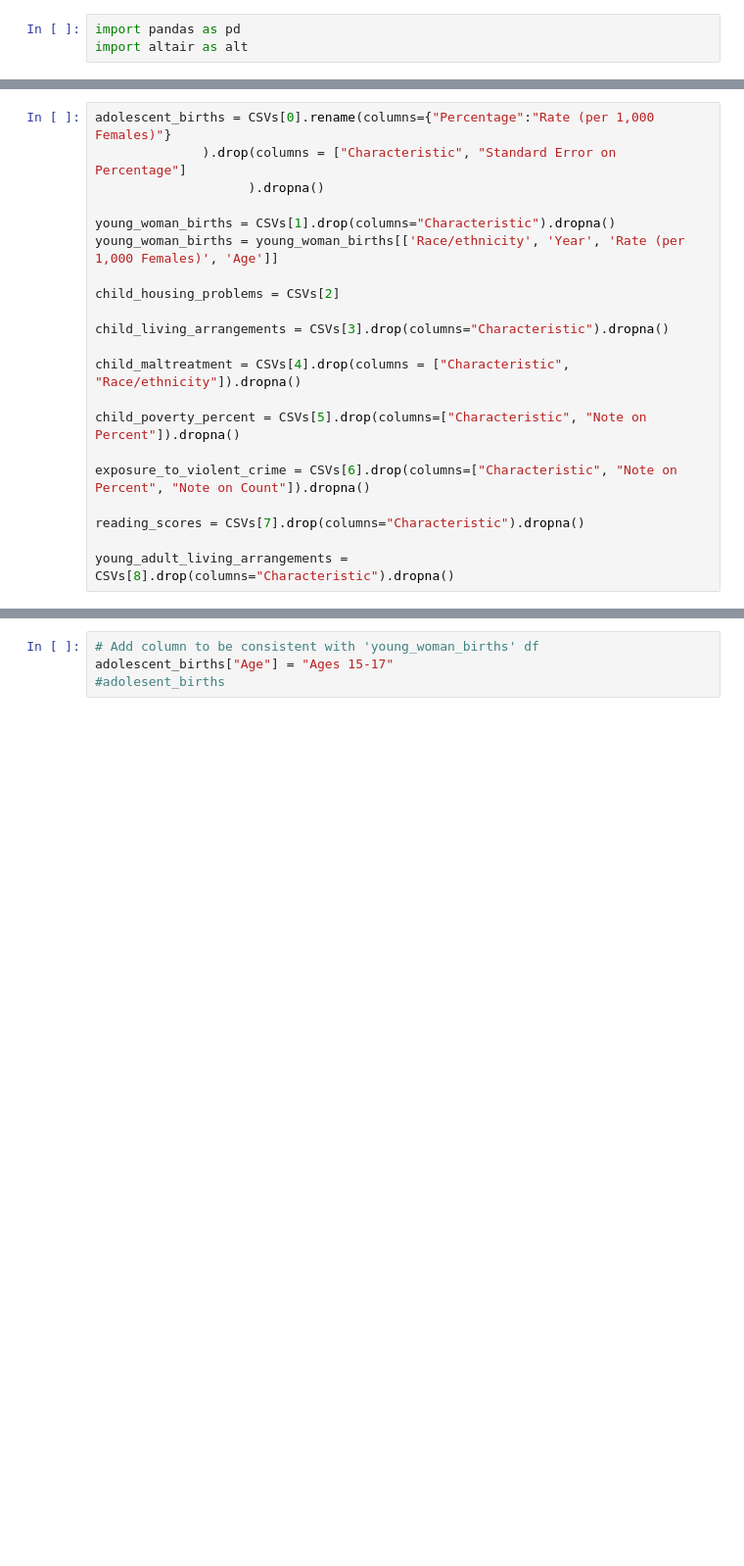
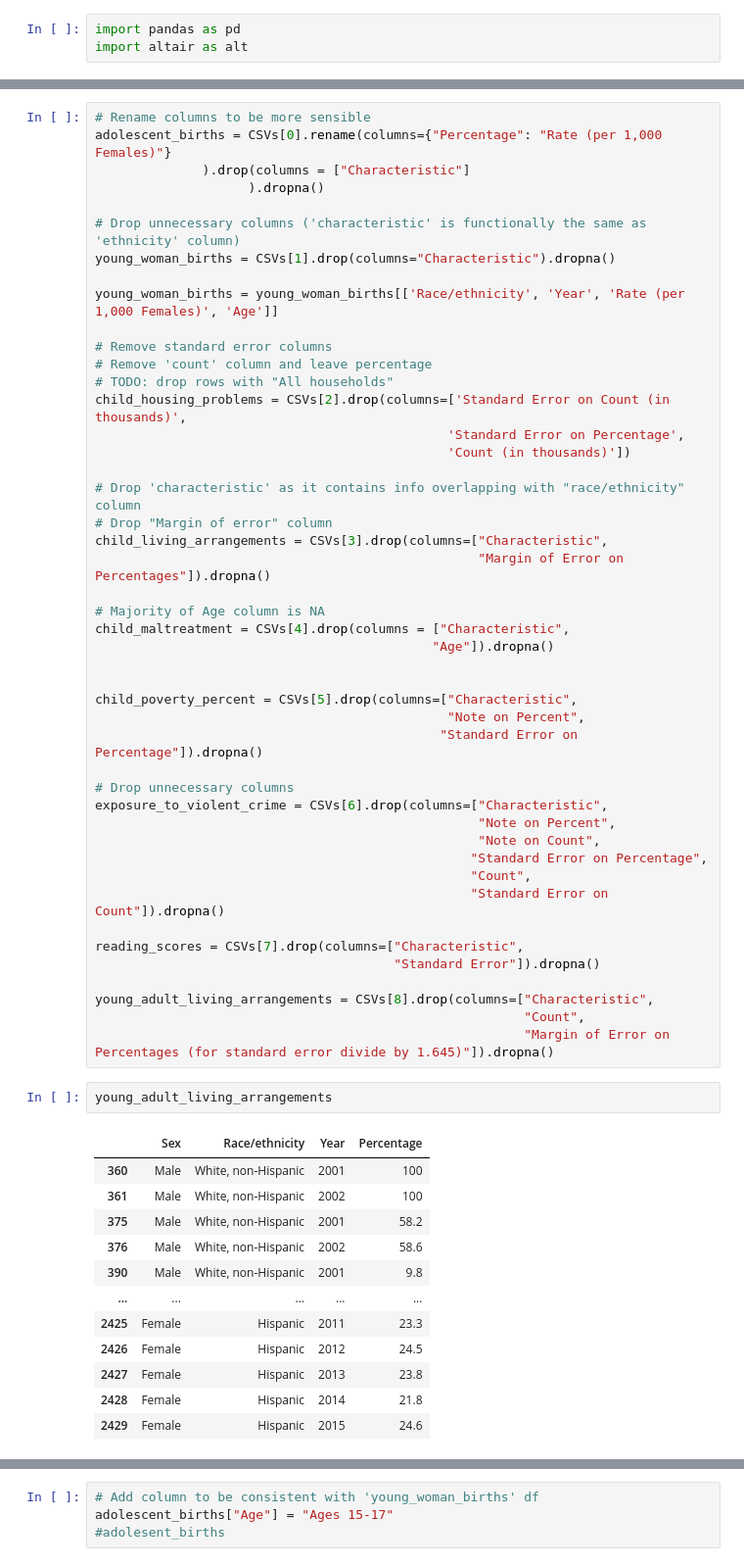
Before and after one commit to matthewconnell/my_brothers_keeper, a Jupyter notebook: my_brothers_keeper.ipynb, the cells around one changed output, grey strips where cells are left out. Shown at 98% size. Saved outputs shown, nothing was run; the diff lists cells and outputs as text; blank space fills up the shorter version.

Commit message:
further cleaned up columns

```diff
--- a/my_brothers_keeper.ipynb
+++ b/my_brothers_keeper.ipynb
@@ -38,21 +39,61 @@ FileNotFoundError: [Errno 2] File b'data/child-living-arrangements-2016.csv' doe
 # %%
-adolescent_births = CSVs[0].rename(columns={"Percentage":"Rate (per 1,000 Females)"}
-              ).drop(columns = ["Characteristic", "Standard Error on Percentage"]
+# Rename columns to be more sensible
+adolescent_births = CSVs[0].rename(columns={"Percentage": "Rate (per 1,000 Females)"}
+              ).drop(columns = ["Characteristic"]
                     ).dropna()
 
+# Drop unnecessary columns ('characteristic' is functionally the same as 'ethnicity' column)
 young_woman_births = CSVs[1].drop(columns="Characteristic").dropna()
+
 young_woman_births = young_woman_births[['Race/ethnicity', 'Year', 'Rate (per 1,000 Females)', 'Age']]
 
-child_housing_problems = CSVs[2]
+# Remove standard error columns
+# Remove 'count' column and leave percentage
+# TODO: drop rows with "All households"
+child_housing_problems = CSVs[2].drop(columns=['Standard Error on Count (in thousands)',
+                                              'Standard Error on Percentage',
+                                              'Count (in thousands)'])
 
-child_living_arrangements = CSVs[3].drop(columns="Characteristic").dropna()
+# Drop 'characteristic' as it contains info overlapping with "race/ethnicity" column
+# Drop "Margin of error" column
+child_living_arrangements = CSVs[3].drop(columns=["Characteristic",
+                                                  "Margin of Error on Percentages"]).dropna()
 
-child_maltreatment = CSVs[4].drop(columns = ["Characteristic", "Race/ethnicity"]).dropna()
+# Majority of Age column is NA
+child_maltreatment = CSVs[4].drop(columns = ["Characteristic",
+                                            "Age"]).dropna()
 
-child_poverty_percent = CSVs[5].drop(columns=["Characteristic", "Note on Percent"]).dropna()
 
-exposure_to_violent_crime = CSVs[6].drop(columns=["Characteristic", "Note on Percent", "Note on Count"]).dropna()
+child_poverty_percent = CSVs[5].drop(columns=["Characteristic",
+                                              "Note on Percent",
+                                             "Standard Error on Percentage"]).dropna()
 
-reading_scores = CSVs[7].drop(columns="Characteristic").dropna()
+# Drop unnecessary columns
+exposure_to_violent_crime = CSVs[6].drop(columns=["Characteristic",
+                                                  "Note on Percent",
+                                                  "Note on Count",
+                                                 "Standard Error on Percentage",
+                                                 "Count",
+                                                 "Standard Error on Count"]).dropna()
 
-young_adult_living_arrangements = CSVs[8].drop(columns="Characteristic").dropna()
+reading_scores = CSVs[7].drop(columns=["Characteristic",
+                                       "Standard Error"]).dropna()
+
+young_adult_living_arrangements = CSVs[8].drop(columns=["Characteristic",
+                                                        "Count",
+                                                        "Margin of Error on Percentages (for standard error divide by 1.645)"]).dropna()
+# %%
+young_adult_living_arrangements
+# %% [output]
+|  | Sex | Race/ethnicity | Year | Percentage |
+| 360 | Male | White, non-Hispanic | 2001 | 100 |
+| 361 | Male | White, non-Hispanic | 2002 | 100 |
+| 375 | Male | White, non-Hispanic | 2001 | 58.2 |
+| 376 | Male | White, non-Hispanic | 2002 | 58.6 |
+| 390 | Male | White, non-Hispanic | 2001 | 9.8 |
+| ... | ... | ... | ... | ... |
+| 2425 | Female | Hispanic | 2011 | 23.3 |
+| 2426 | Female | Hispanic | 2012 | 24.5 |
+| 2427 | Female | Hispanic | 2013 | 23.8 |
+| 2428 | Female | Hispanic | 2014 | 21.8 |
+| 2429 | Female | Hispanic | 2015 | 24.6 |
```
Also changed, not shown: parts of 2 cells of this notebook.
